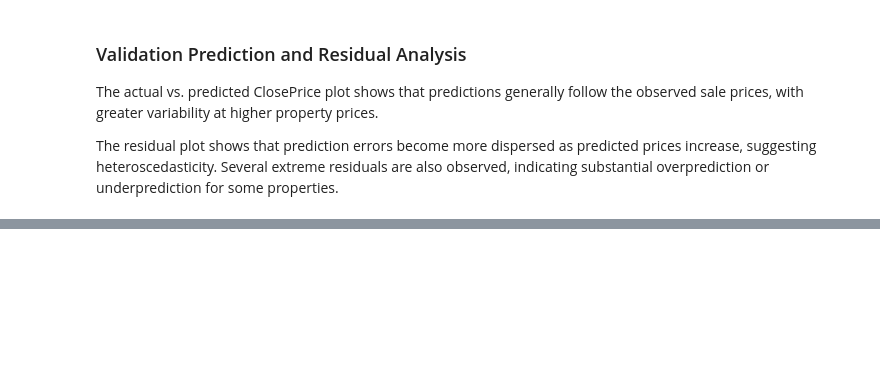
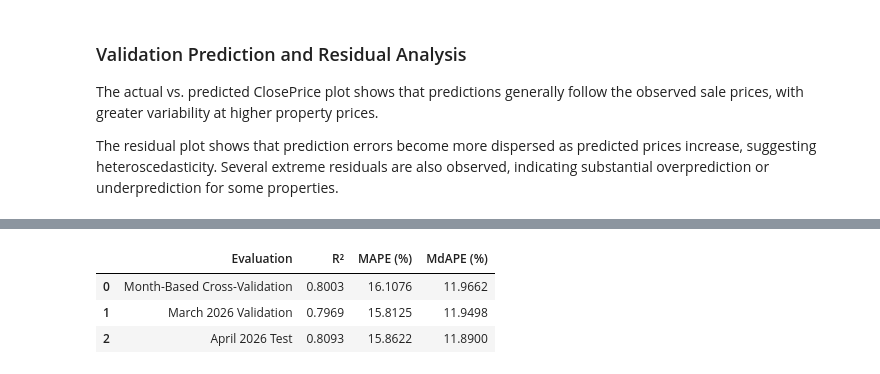
Before and after one commit to Jehad142/IDX-Exchange-Data-Science, a Jupyter notebook: notebooks/03_baseline_model.ipynb, the cells around one changed output, grey strips where cells are left out. Saved outputs shown, nothing was run; the diff lists cells and outputs as text; code cells hidden in the pictures; blank space fills up the shorter version.

```diff
--- a/notebooks/03_baseline_model.ipynb
+++ b/notebooks/03_baseline_model.ipynb
@@ -449,0 +492,29 @@ preprocessing approach is finalized.
+# %%
+X_test = clean_test_df[model_features].copy()
+y_test = clean_test_df["LogClosePrice"]
+
+# Predict ClosePrice on the April 2026 test dataset
+test_predictions_log = model_pipeline.predict(X_test)
+
+# Convert predictions and actual values to the original dollar scale
+test_predictions = np.expm1(test_predictions_log)
+y_test_actual = np.expm1(y_test)
+
+# Calculate test metrics
+test_r2 = r2_score(y_test_actual, test_predictions)
+test_mape = mape(y_test_actual, test_predictions)
+test_mdape = mdape(y_test_actual, test_predictions)
+
+# Compare cross-validation, validation, and test performance
+final_results = pd.DataFrame({
+    "Evaluation":["Month-Based Cross-Validation", "March 2026 Validation", "April 2026 Test"],
+    "R²":[cv_results["R²"].mean(), val_r2, test_r2],
+    "MAPE (%)":[cv_results["MAPE (%)"].mean(), mape(y_val_actual, val_predictions), test_mape],
+    "MdAPE (%)": [ cv_results["MdAPE (%)"].mean(), mdape(y_val_actual, val_predictions), test_mdape]})
+
+display(final_results.round(4))
+# %% [output]
+|  | Evaluation | R² | MAPE (%) | MdAPE (%) |
+| 0 | Month-Based Cross-Validation | 0.8003 | 16.1076 | 11.9662 |
+| 1 | March 2026 Validation | 0.7969 | 15.8125 | 11.9498 |
+| 2 | April 2026 Test | 0.8093 | 15.8622 | 11.8900 |
```
Also changed, not shown: parts of 11 cells of this notebook.
